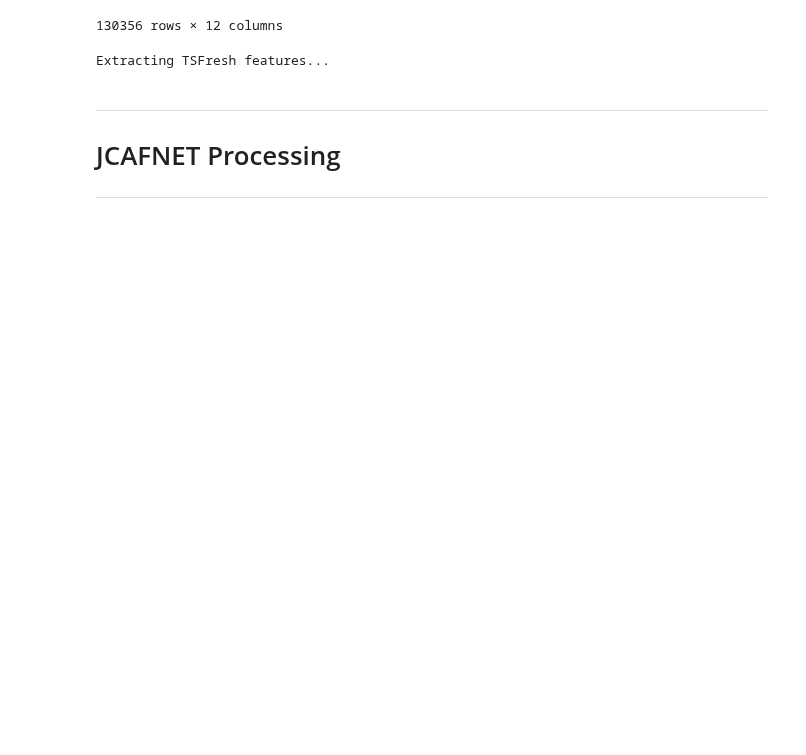
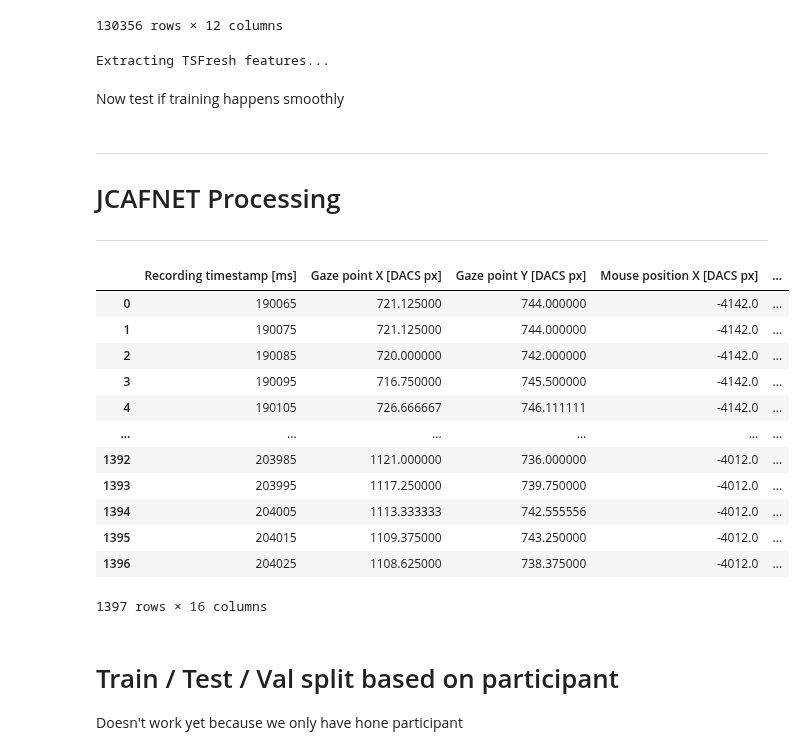
Before and after one commit to kruuZHAW/eye_tracking, a Jupyter notebook: notebooks/sandbox_atco_data.ipynb, the cells around one changed output. Saved outputs shown, nothing was run; the diff lists cells and outputs as text; code cells hidden in the pictures; blank space fills up the shorter version.

Commit message:
adapting processing to ATCO

```diff
--- a/notebooks/sandbox_atco_data.ipynb
+++ b/notebooks/sandbox_atco_data.ipynb
@@ -431,6 +431,8 @@ Extracting TSFresh features...
 # %%
 xgboost_data = gaze_metrics_df.merge(mouse_metrics_df, on="id")
 xgboost_data = xgboost_data.merge(tsfresh_data, on="id")
+# %% [markdown]
+Now test if training happens smoothly
 # %% [markdown]
 ****
 # JCAFNET Processing
@@ -437,0 +446,31 @@ xgboost_data = xgboost_data.merge(tsfresh_data, on="id")
+# %%
+data_path = "/store/kruu/eye_tracking/atco_hungary"
+features = ['Recording timestamp [ms]', 'Gaze point X [DACS px]', 'Gaze point Y [DACS px]', 'Mouse position X [DACS px]', 'Mouse position Y [DACS px]', 'Event']
+interpolate_cols = ['Gaze point X [DACS px]', 'Gaze point Y [DACS px]', 'Mouse position X [DACS px]', 'Mouse position Y [DACS px]', "Blink"]
+fill_columns = ['Gaze point X [DACS px]', 'Gaze point Y [DACS px]', 'Mouse position X [DACS px]', 'Mouse position Y [DACS px]']
+
+def load_and_process(data_path: Union[str, Path],
+                     columns: list[str],
+                     interpolate_cols: list[str],
+                     fill_cols: list[str]
+                     ) -> pd.DataFrame:
+
+    files_list = os.listdir(data_path)
+    files_list = [os.path.join(data_path, file) for file in files_list if file.endswith(".tsv")]
+
+    processor = EyeTrackingProcessor()
+    all_data, _ = processor.load_data(files_list)
+    chunks = processor.get_features(all_data, columns)
+    chunks, blinks = processor.detect_blinks(chunks)
+
+    # Fixed Time step resampling
+    resampled_chunks_time = processor.resample_task_chunks(chunks, interpolate_cols, mode="time", param=10)
+
+    for task_id, chunk in resampled_chunks_time.items():
+        resampled_chunks_time[task_id].Blink = (resampled_chunks_time[task_id].Blink > 0.5) #Transform interpolated data
+        for col in fill_cols:
+            resampled_chunks_time[task_id][col] = resampled_chunks_time[task_id][col].ffill().bfill()
+
+    return resampled_chunks_time
+
+chunks = load_and_process(data_path, features, interpolate_cols, fill_columns)
@@ -437,0 +529,20 @@ xgboost_data = xgboost_data.merge(tsfresh_data, on="id")
+# %%
+enriched_chunks["0_2_1"]
+# %% [output]
+|  | Recording timestamp [ms] | Gaze point X [DACS px] | Gaze point Y [DACS px] | Mouse position X [DACS px] | ... |
+| 0 | 190065 | 721.125000 | 744.000000 | -4142.0 | ... |
+| 1 | 190075 | 721.125000 | 744.000000 | -4142.0 | ... |
+| 2 | 190085 | 720.000000 | 742.000000 | -4142.0 | ... |
+| 3 | 190095 | 716.750000 | 745.500000 | -4142.0 | ... |
+| 4 | 190105 | 726.666667 | 746.111111 | -4142.0 | ... |
+| ... | ... | ... | ... | ... | ... |
+| 1392 | 203985 | 1121.000000 | 736.000000 | -4012.0 | ... |
+| 1393 | 203995 | 1117.250000 | 739.750000 | -4012.0 | ... |
+| 1394 | 204005 | 1113.333333 | 742.555556 | -4012.0 | ... |
+| 1395 | 204015 | 1109.375000 | 743.250000 | -4012.0 | ... |
+| 1396 | 204025 | 1108.625000 | 738.375000 | -4012.0 | ... |
+1397 rows × 16 columns
+# %% [markdown]
+# Train / Test / Val split based on participant
+
+Doesn't work yet because we only have hone participant
```
Also changed, not shown: parts of 3 cells of this notebook, 1 other file.
